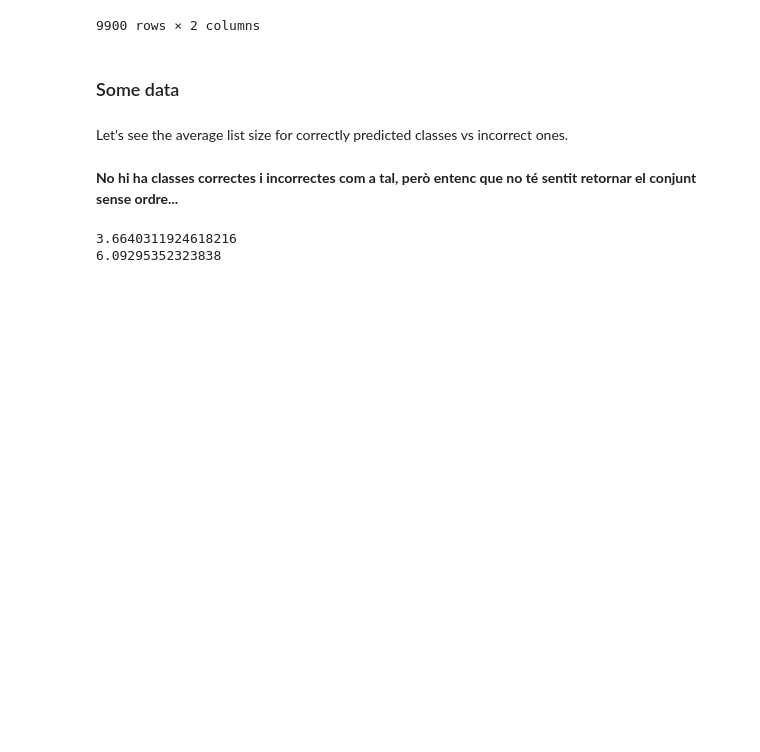
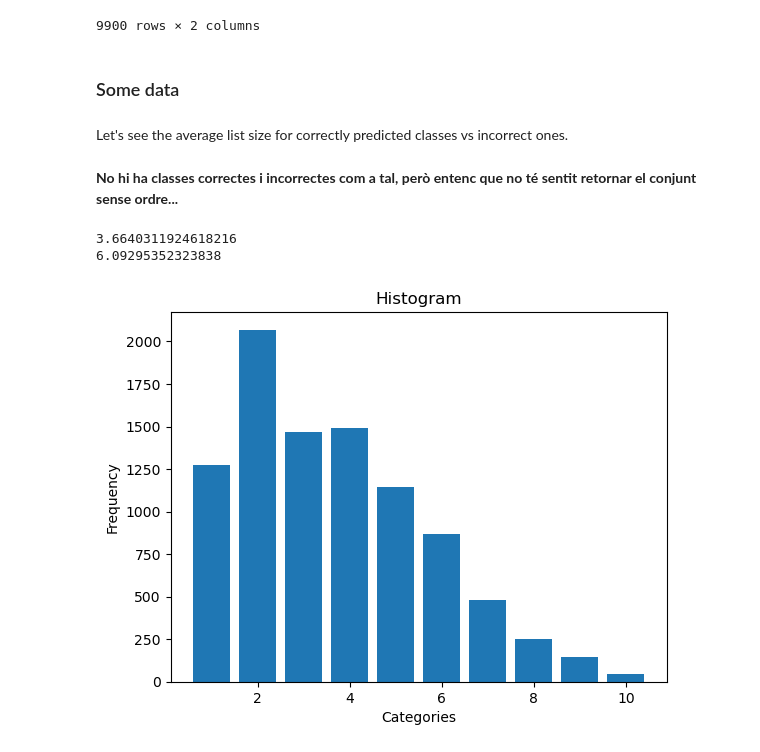
Before and after one commit to bluraygun/tfg, a Jupyter notebook: Classifier.ipynb, the cells around one changed output. Cells and saved outputs as stored; diff of their text form; code cells hidden in the pictures; blank space fills up the shorter version.

```diff
--- a/Classifier.ipynb
+++ b/Classifier.ipynb
@@ -365,0 +368,12 @@ print(compute_avg_size(sizes_incorrect))
+# %%
+def plot_histogram(sizes, name):
+    keys, values = list(sizes.keys()), list(sizes.values())
+    plt.bar(keys, values)
+    plt.xlabel('Categories')
+    plt.ylabel('Frequency')
+    plt.title('Histogram')
+    plt.show()
+# %%
+plot_histogram(sizes_correct, 'Correct')
+# %% [output]
+[figure, added]
```
Also changed, not shown: parts of 3 cells of this notebook, 1 other file.
